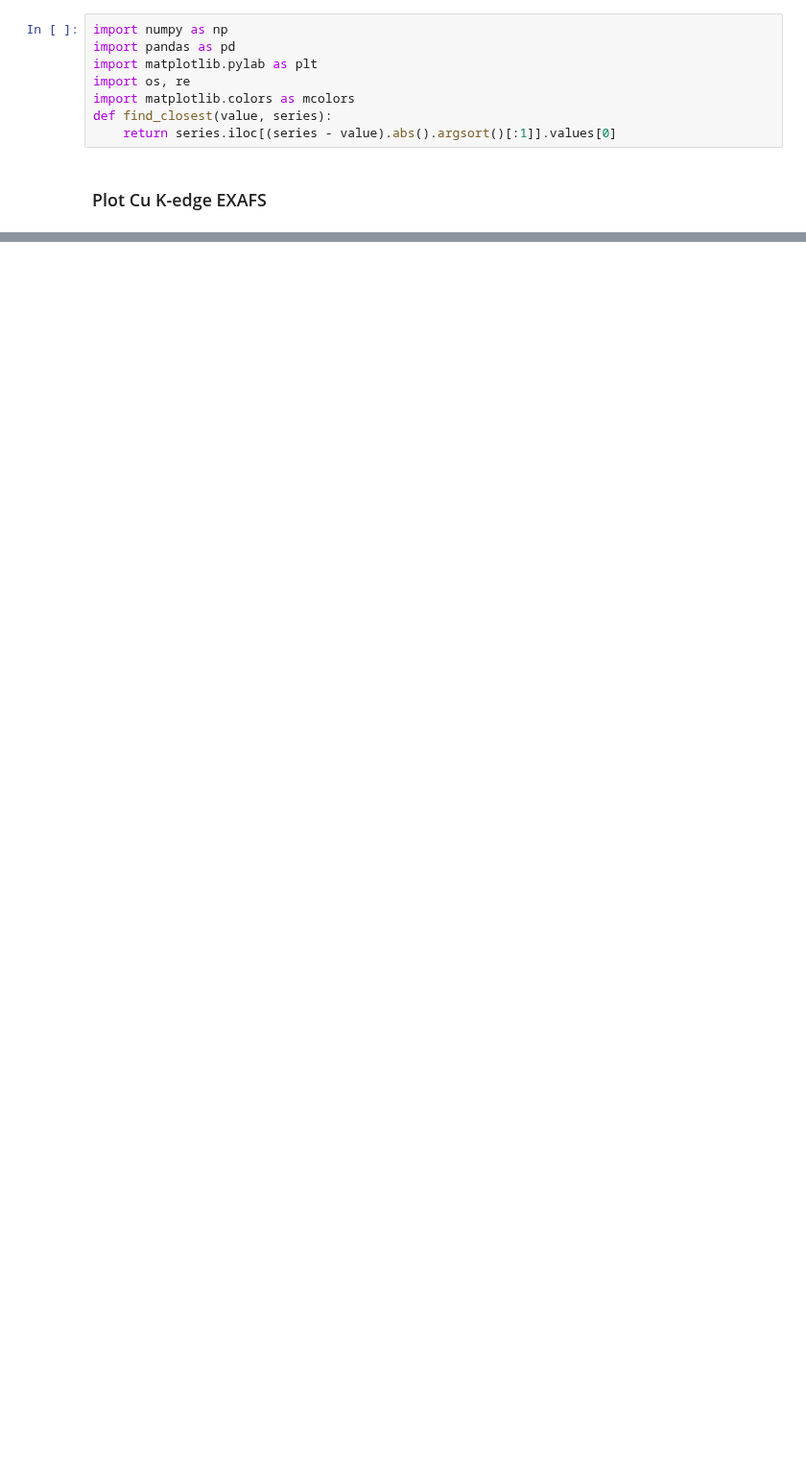
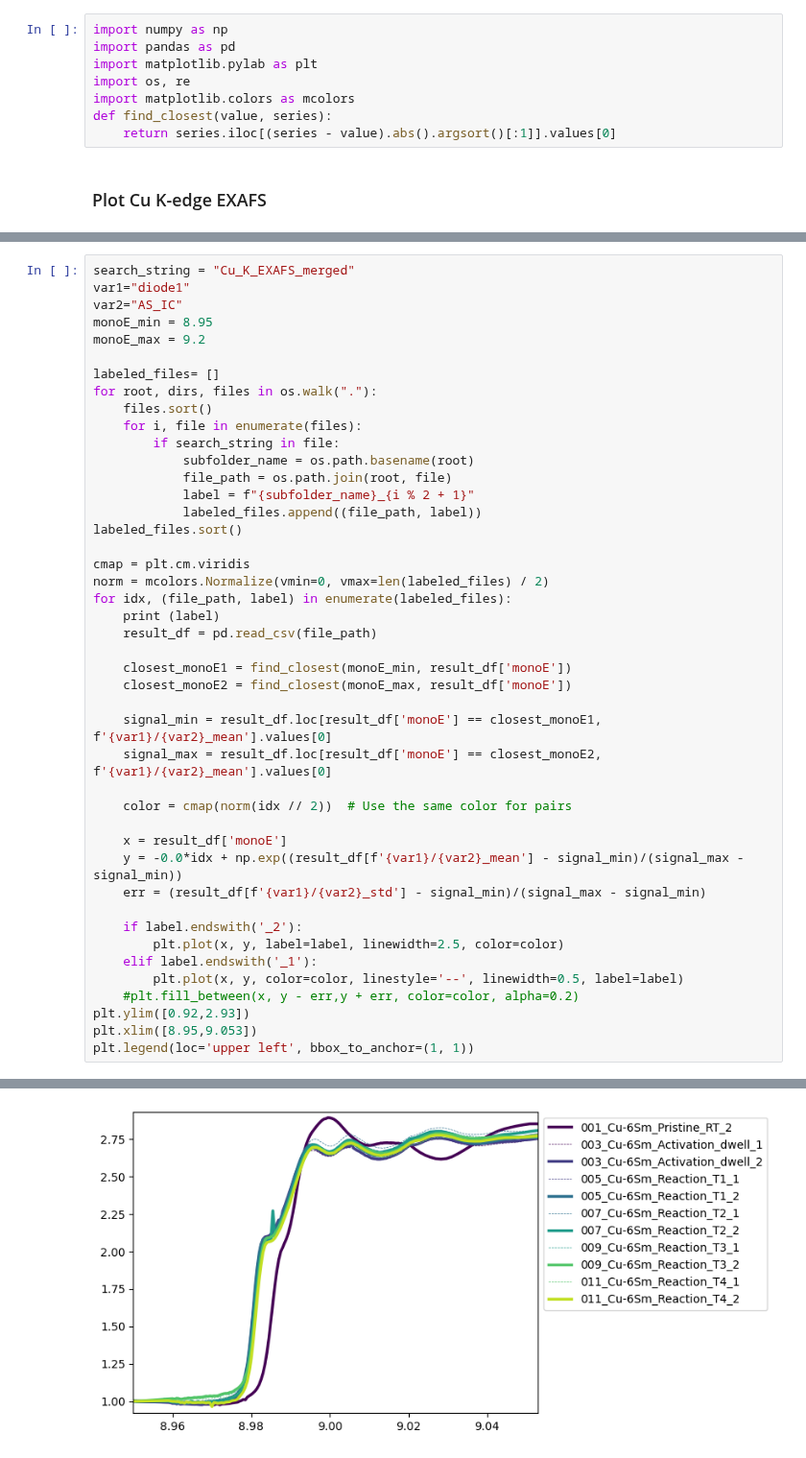
Before and after one commit to raulgarciadiez/myspot_2024_07, a Jupyter notebook: S1_Cu_6Sm/Summary_plots.ipynb, the cells around one changed output, grey strips where cells are left out. Shown at 96% size. Drawn from its saved outputs; the diff is of its cells as text; blank space fills up the shorter version.

```diff
--- a/S1_Cu_6Sm/Summary_plots.ipynb
+++ b/S1_Cu_6Sm/Summary_plots.ipynb
@@ -69,0 +69,45 @@ plt.legend(loc=0)
+# %%
+search_string = "Cu_K_EXAFS_merged"
+var1="diode1"
+var2="AS_IC"
+monoE_min = 8.95
+monoE_max = 9.2
+
+labeled_files= []
+for root, dirs, files in os.walk("."):
+    files.sort()
+    for i, file in enumerate(files):
+        if search_string in file:
+            subfolder_name = os.path.basename(root)
+            file_path = os.path.join(root, file)
+            label = f"{subfolder_name}_{i % 2 + 1}"
+            labeled_files.append((file_path, label))
+labeled_files.sort()
+
+cmap = plt.cm.viridis
+norm = mcolors.Normalize(vmin=0, vmax=len(labeled_files) / 2)
+for idx, (file_path, label) in enumerate(labeled_files):
+    print (label)
+    result_df = pd.read_csv(file_path)
+
+    closest_monoE1 = find_closest(monoE_min, result_df['monoE'])
+    closest_monoE2 = find_closest(monoE_max, result_df['monoE'])
+
+    signal_min = result_df.loc[result_df['monoE'] == closest_monoE1, f'{var1}/{var2}_mean'].values[0]
+    signal_max = result_df.loc[result_df['monoE'] == closest_monoE2, f'{var1}/{var2}_mean'].values[0]
+
+    color = cmap(norm(idx // 2))  # Use the same color for pairs
+
+    x = result_df['monoE']
+    y = -0.0*idx + np.exp((result_df[f'{var1}/{var2}_mean'] - signal_min)/(signal_max - signal_min))
+    err = (result_df[f'{var1}/{var2}_std'] - signal_min)/(signal_max - signal_min)
+
+    if label.endswith('_2'):
+        plt.plot(x, y, label=label, linewidth=2.5, color=color)
+    elif label.endswith('_1'):
+        plt.plot(x, y, color=color, linestyle='--', linewidth=0.5, label=label)
+    #plt.fill_between(x, y - err,y + err, color=color, alpha=0.2)
+plt.ylim([0.92,2.93])
+plt.xlim([8.95,9.053])
+plt.legend(loc='upper left', bbox_to_anchor=(1, 1))
+# %% [output]
@@ -69,0 +126 @@ plt.legend(loc=0)
+[figure, added]
```
Also changed, not shown: parts of 4 cells of this notebook, 8 other files.
